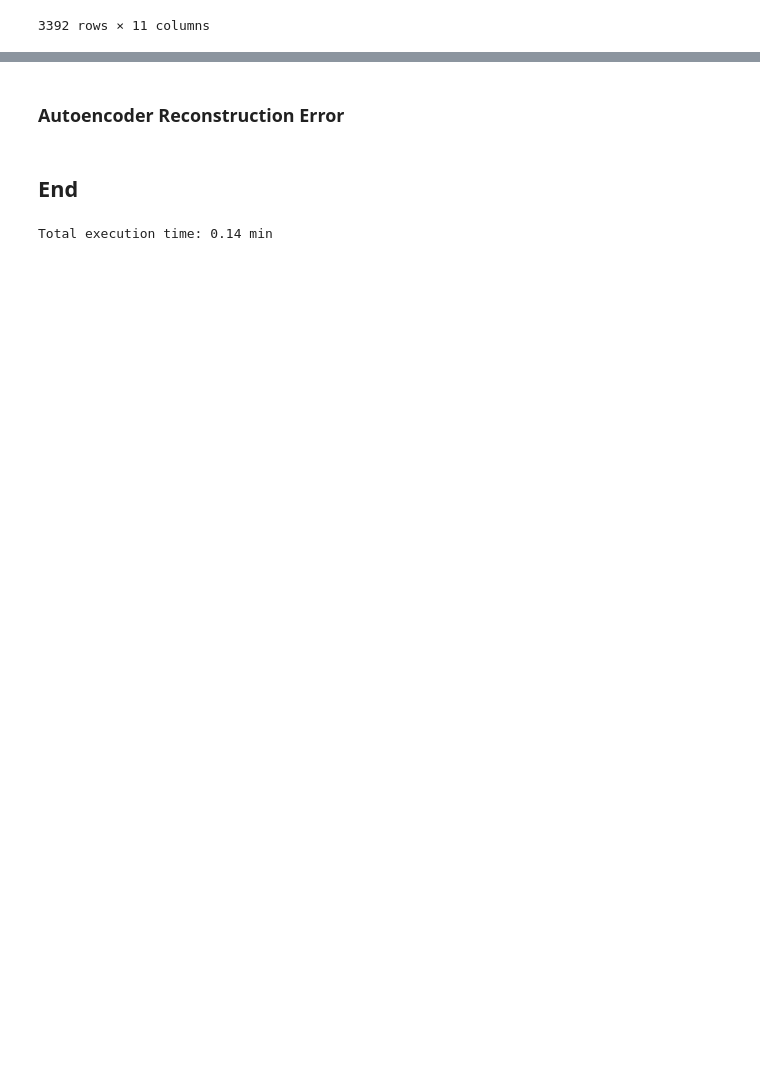
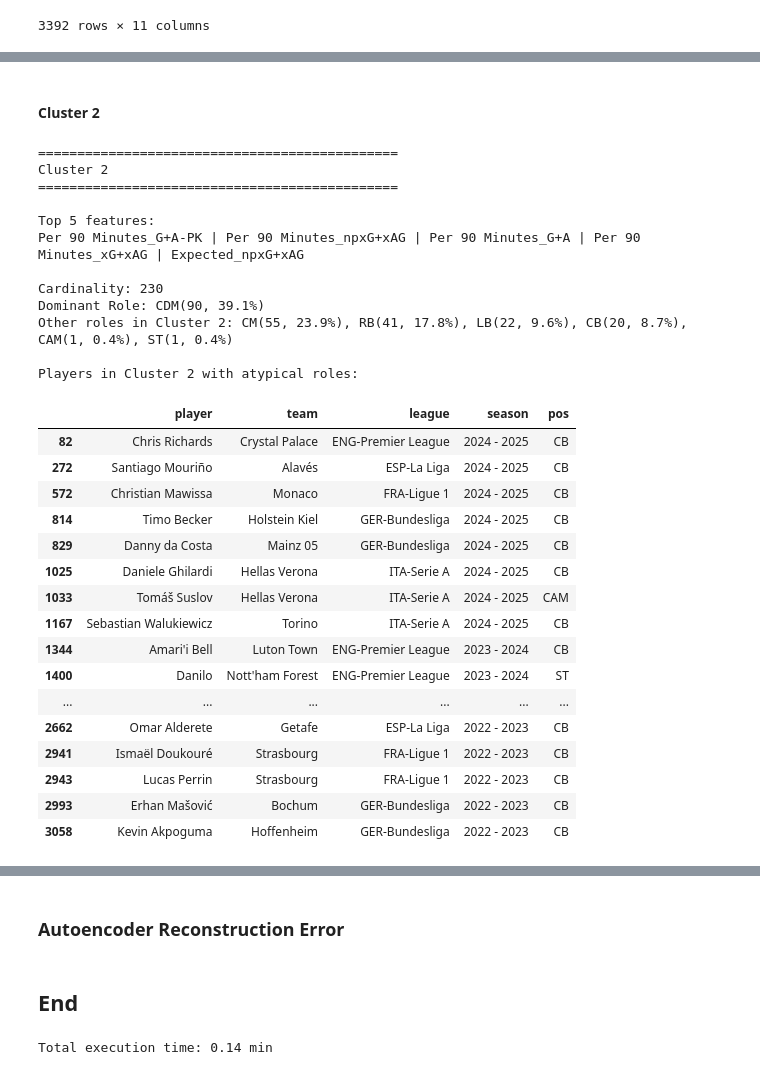
Before and after one commit to andreamurari/DataDriven_Soccer_Scouting, a Jupyter notebook: DataDriven_Soccer_Scouting.ipynb, the cells around one changed output, grey strips where cells are left out. Saved outputs shown, nothing was run; the diff lists cells and outputs as text; code cells hidden in the pictures; blank space fills up the shorter version.

```diff
--- a/DataDriven_Soccer_Scouting.ipynb
+++ b/DataDriven_Soccer_Scouting.ipynb
@@ -1021,0 +1091,45 @@ print(df_clusters[(df_clusters['cluster'] == 0) & (df_clusters['pos'].isin(['RB'
+# %% [markdown]
+#### Cluster 2
+# %%
+print("==============================================")
+print("Cluster 2")
+print("==============================================")
+
+print("\nTop 5 features:")
+print(df_cluster_profile[df_cluster_profile['Cluster'] == 2]['Top 5 Features'].values[0])
+
+print("\nCardinality:", df_cluster_profile[df_cluster_profile['Cluster'] == 2]['Player Count'].values[0])
+print("Dominant Role:", df_cluster_profile[df_cluster_profile['Cluster'] == 2]['Most Freq Pos'].values[0])
+print("Other roles in Cluster 2:", df_cluster_profile[df_cluster_profile['Cluster'] == 2]['Other Positions'].values[0])
+print("\nPlayers in Cluster 2 with atypical roles:")
+display(df_clusters[(df_clusters['cluster'] == 2) & (df_clusters['pos'].isin(['RB', 'LB', 'CAM', 'ST', 'CB']))][['player', 'team', 'league', 'season', 'pos']])
+# %% [output]
+==============================================
+Cluster 2
+==============================================
+
+Top 5 features:
+Per 90 Minutes_G+A-PK | Per 90 Minutes_npxG+xAG | Per 90 Minutes_G+A | Per 90 Minutes_xG+xAG | Expected_npxG+xAG
+
+Cardinality: 230
+Dominant Role: CDM(90, 39.1%)
+Other roles in Cluster 2: CM(55, 23.9%), RB(41, 17.8%), LB(22, 9.6%), CB(20, 8.7%), CAM(1, 0.4%), ST(1, 0.4%)
+
+Players in Cluster 2 with atypical roles:
+|  | player | team | league | season | pos |
+| 82 | Chris Richards | Crystal Palace | ENG-Premier League | 2024 - 2025 | CB |
+| 272 | Santiago Mouriño | Alavés | ESP-La Liga | 2024 - 2025 | CB |
+| 572 | Christian Mawissa | Monaco | FRA-Ligue 1 | 2024 - 2025 | CB |
+| 814 | Timo Becker | Holstein Kiel | GER-Bundesliga | 2024 - 2025 | CB |
+| 829 | Danny da Costa | Mainz 05 | GER-Bundesliga | 2024 - 2025 | CB |
+| 1025 | Daniele Ghilardi | Hellas Verona | ITA-Serie A | 2024 - 2025 | CB |
+| 1033 | Tomáš Suslov | Hellas Verona | ITA-Serie A | 2024 - 2025 | CAM |
+| 1167 | Sebastian Walukiewicz | Torino | ITA-Serie A | 2024 - 2025 | CB |
+| 1344 | Amari'i Bell | Luton Town | ENG-Premier League | 2023 - 2024 | CB |
+| 1400 | Danilo | Nott'ham Forest | ENG-Premier League | 2023 - 2024 | ST |
+| ... | ... | ... | ... | ... | ... |
+| 2662 | Omar Alderete | Getafe | ESP-La Liga | 2022 - 2023 | CB |
+| 2941 | Ismaël Doukouré | Strasbourg | FRA-Ligue 1 | 2022 - 2023 | CB |
+| 2943 | Lucas Perrin | Strasbourg | FRA-Ligue 1 | 2022 - 2023 | CB |
+| 2993 | Erhan Mašović | Bochum | GER-Bundesliga | 2022 - 2023 | CB |
+| 3058 | Kevin Akpoguma | Hoffenheim | GER-Bundesliga | 2022 - 2023 | CB |
```
Also changed, not shown: parts of 9 cells of this notebook.
